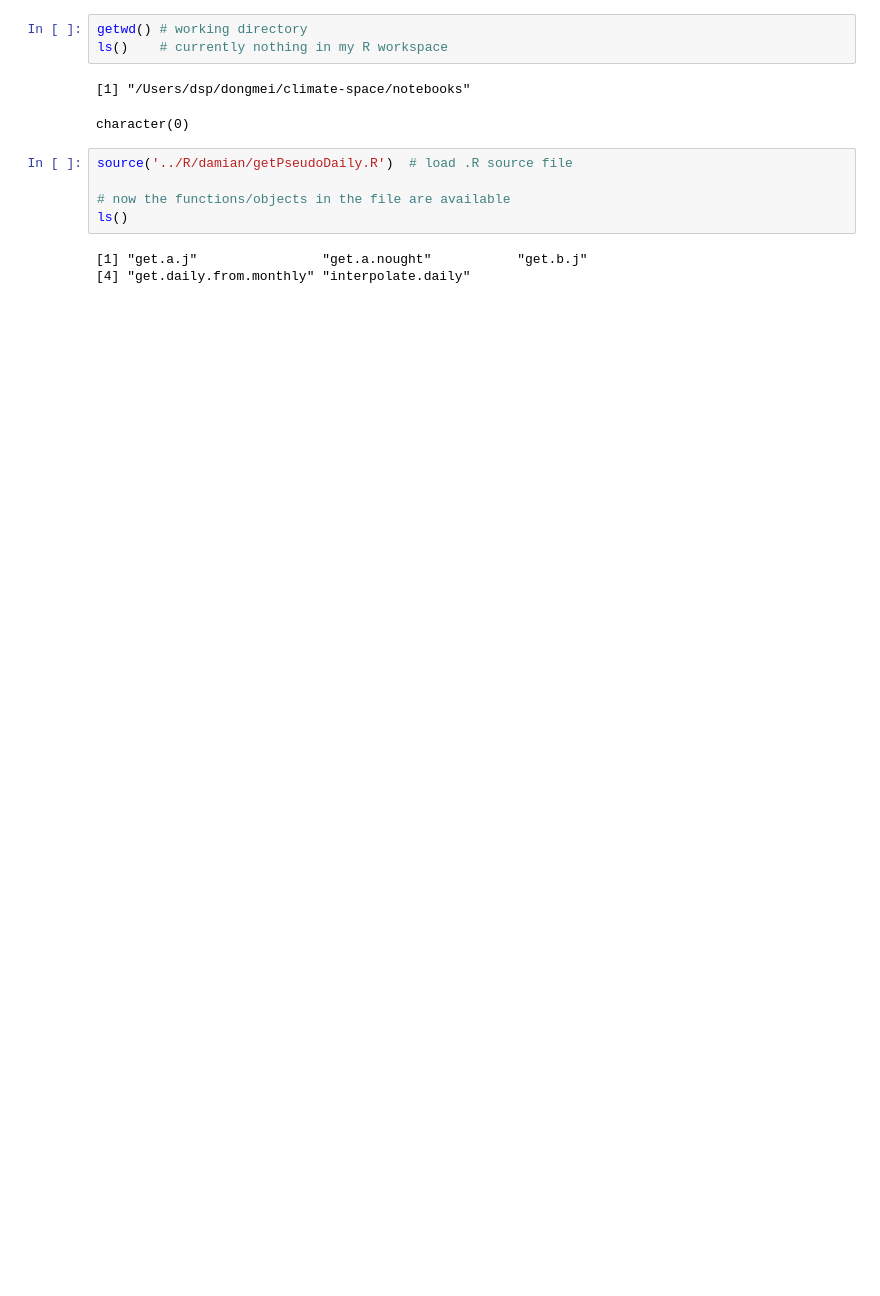
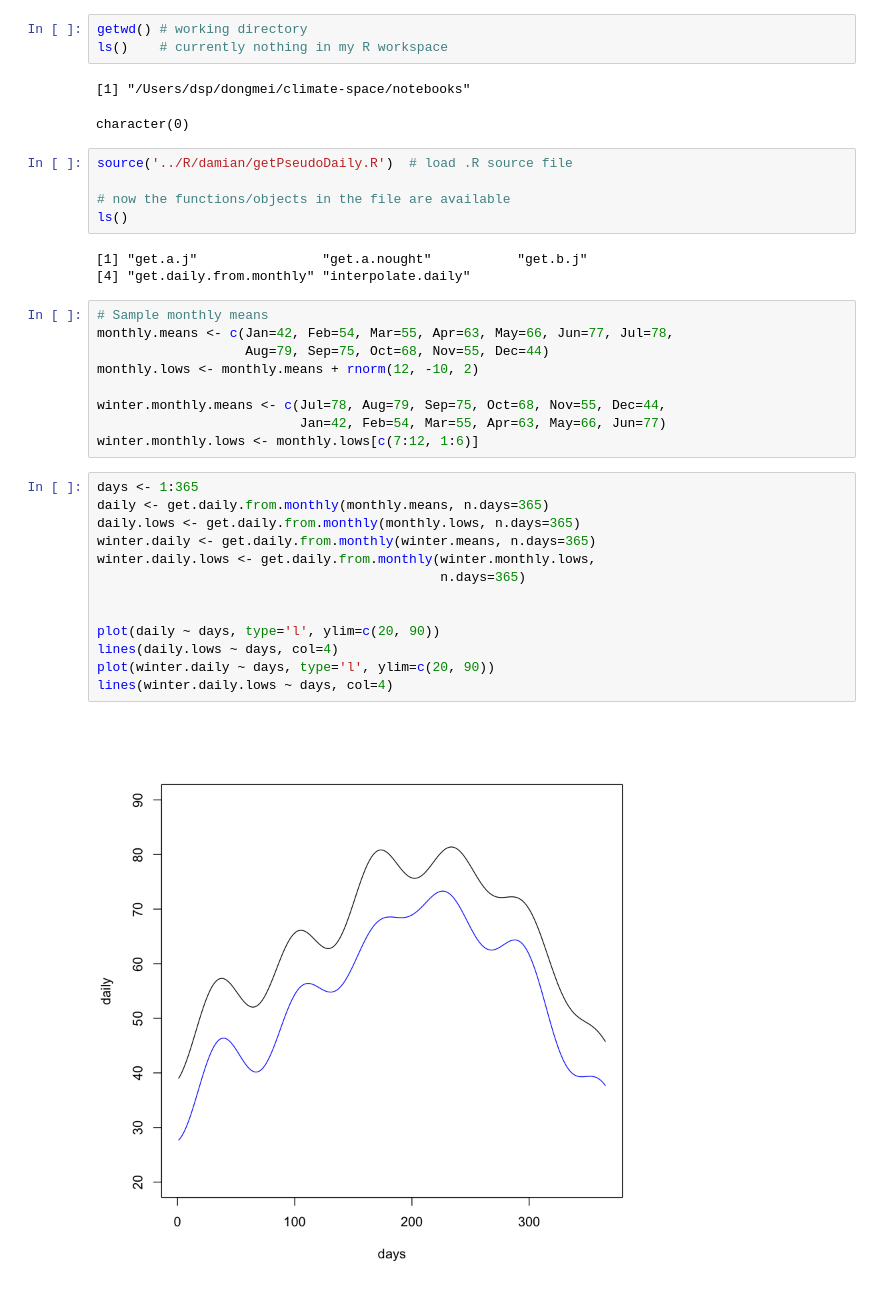
Before and after one commit to dongmeic/climate-space, a Jupyter notebook: notebooks/getDailyData.R.ipynb, the cells around one changed output. Saved outputs shown, nothing was run; the diff lists cells and outputs as text; blank space fills up the shorter version.

Commit message:
get daily stats from monthly (init)

```diff
--- a/notebooks/getDailyData.R.ipynb
+++ b/notebooks/getDailyData.R.ipynb
@@ -12,3 +12,27 @@ ls()
 # %% [output]
 [1] "get.a.j"                "get.a.nought"           "get.b.j"
 [4] "get.daily.from.monthly" "interpolate.daily"
+# %%
+# Sample monthly means
+monthly.means <- c(Jan=42, Feb=54, Mar=55, Apr=63, May=66, Jun=77, Jul=78,
+                   Aug=79, Sep=75, Oct=68, Nov=55, Dec=44)
+monthly.lows <- monthly.means + rnorm(12, -10, 2)
+
+winter.monthly.means <- c(Jul=78, Aug=79, Sep=75, Oct=68, Nov=55, Dec=44,
+                          Jan=42, Feb=54, Mar=55, Apr=63, May=66, Jun=77)
+winter.monthly.lows <- monthly.lows[c(7:12, 1:6)]
+# %%
+days <- 1:365
+daily <- get.daily.from.monthly(monthly.means, n.days=365)
+daily.lows <- get.daily.from.monthly(monthly.lows, n.days=365)
+winter.daily <- get.daily.from.monthly(winter.means, n.days=365)
+winter.daily.lows <- get.daily.from.monthly(winter.monthly.lows,
+                                            n.days=365)
+
+
+plot(daily ~ days, type='l', ylim=c(20, 90))
+lines(daily.lows ~ days, col=4)
+plot(winter.daily ~ days, type='l', ylim=c(20, 90))
+lines(winter.daily.lows ~ days, col=4)
+# %% [output]
+[figure, added]
```
Also changed, not shown: parts of 14 cells of this notebook, 1 other file.
